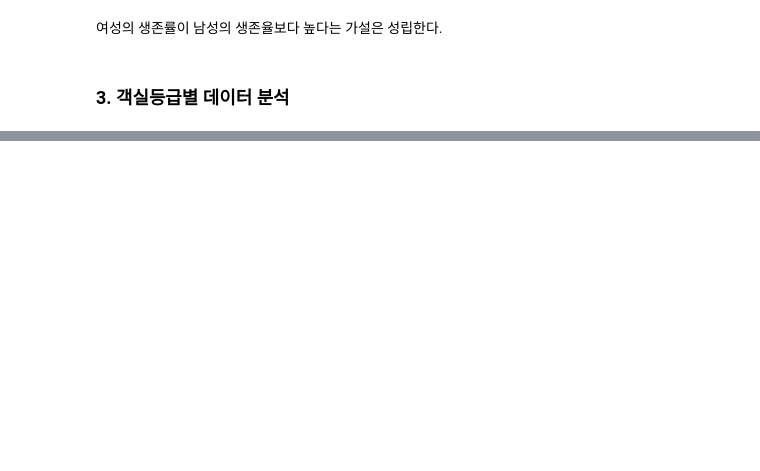
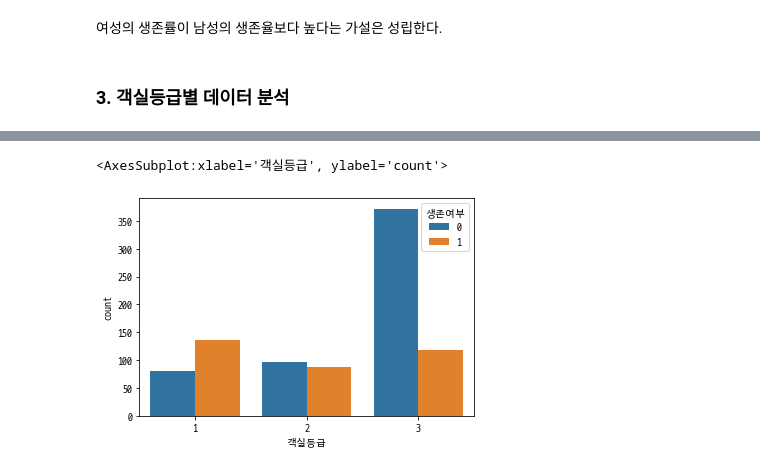
Before and after one commit to RlxDn/Bigdata, a Jupyter notebook: 40_데이터분석 실습/01_Titanic.ipynb, the cells around one changed output, grey strips where cells are left out. Drawn from its saved outputs; the diff is of its cells as text; code cells hidden in the pictures; blank space fills up the shorter version.

```diff
--- a/40_데이터분석 실습/01_Titanic.ipynb
+++ b/40_데이터분석 실습/01_Titanic.ipynb
@@ -243,0 +265,5 @@ sns.barplot(x='성별', y='생존여부', data=df)
+# %%
+sns.countplot(x='객실등급', hue='생존여부', data=df)
+# %% [output]
+<AxesSubplot:xlabel='객실등급', ylabel='count'>
+[figure, added]
```
Also changed, not shown: parts of 16 cells of this notebook.
